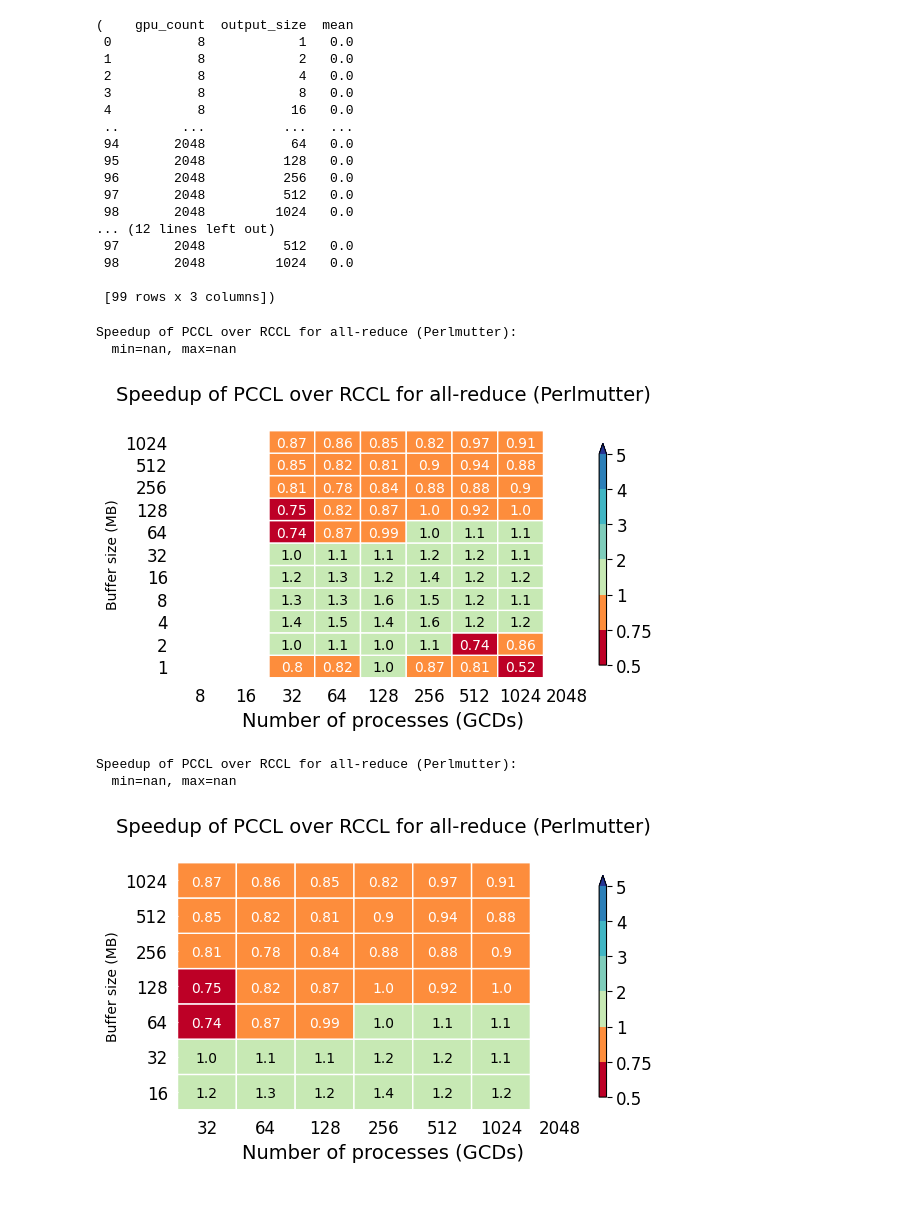
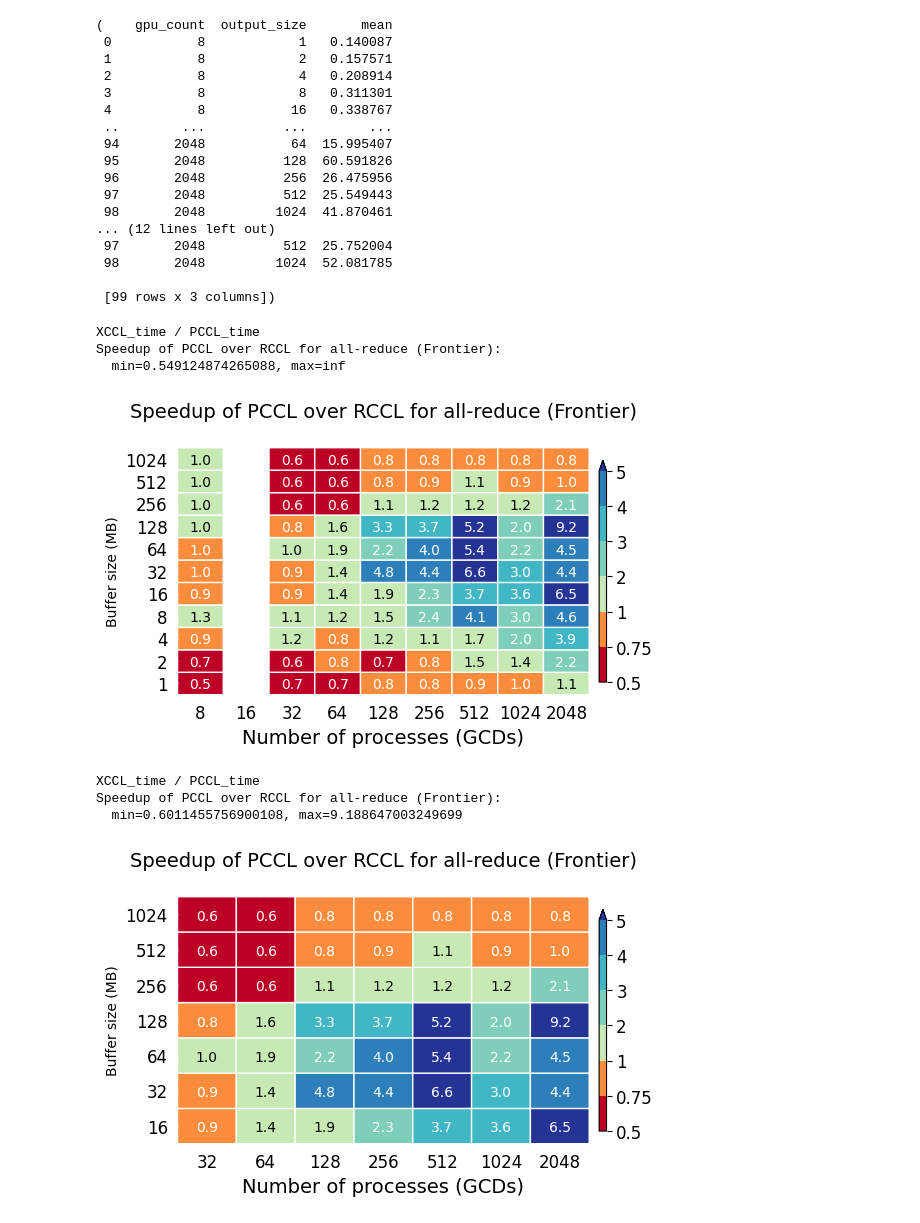
Before and after one commit to keshprad/sc2025-pccl-reproducer, a Jupyter notebook: heatmap_plot.ipynb, the cells around one changed output. Drawn from its saved outputs; the diff is of its cells as text; code cells hidden in the pictures.

Commit message:
updated plotting notebooks

```diff
--- a/heatmap_plot.ipynb
+++ b/heatmap_plot.ipynb
@@ -24,13 +24,13 @@ def load_benchmark_directory(directory):
     df = df.sort_values(by=['gpu_count', 'slurm_job_id']).reset_index(drop=True)
     return df
 # %%
-system = "perlmutter"
+system = "frontier"
 
-xccl_df = load_benchmark_directory("data/all_reduce/perlmutter/xccl")
-# xccl_df = load_benchmark_directory("data/all_reduce/frontier/benchmark-2025-09-03/rccl")
+# xccl_df = load_benchmark_directory("data/all_reduce/perlmutter/xccl")
+xccl_df = load_benchmark_directory("data/all_reduce/frontier/benchmark-2025-09-15/rccl")
 xccl_df['time'] = xccl_df['time_xccl']
 xccl_df['backend'] = 'xccl'
-pccl_df = load_benchmark_directory("data/all_reduce/perlmutter/pccl1")
-# pccl_df = load_benchmark_directory("data/all_reduce/frontier/benchmark-2025-09-03/pccl-rccl+mpi")
+# pccl_df = load_benchmark_directory("data/all_reduce/perlmutter/pccl")
+pccl_df = load_benchmark_directory("data/all_reduce/frontier/benchmark-2025-09-15/pccl-rccl+mpi")
 pccl_df['time'] = pccl_df['time_pccl_cpp_rec']
 pccl_df['backend'] = 'pccl'
@@ -86,21 +72,21 @@ pccl_avg_time = complete_grid.merge(pccl_avg_time, on=['gpu_count', 'output_size
 
 xccl_avg_time, pccl_avg_time
 # %% [output]
-(    gpu_count  output_size  mean
- 0           8            1   0.0
- 1           8            2   0.0
- 2           8            4   0.0
- 3           8            8   0.0
- 4           8           16   0.0
- ..        ...          ...   ...
- 94       2048           64   0.0
- 95       2048          128   0.0
- 96       2048          256   0.0
- 97       2048          512   0.0
- 98       2048         1024   0.0
+(    gpu_count  output_size       mean
+ 0           8            1   0.140087
+ 1           8            2   0.157571
+ 2           8            4   0.208914
+ 3           8            8   0.311301
+ 4           8           16   0.338767
+ ..        ...          ...        ...
+ 94       2048           64  15.995407
+ 95       2048          128  60.591826
+ 96       2048          256  26.475956
+ 97       2048          512  25.549443
+ 98       2048         1024  41.870461
 ... (12 lines left out)
- 97       2048          512   0.0
- 98       2048         1024   0.0
+ 97       2048          512  25.752004
+ 98       2048         1024  52.081785
 
  [99 rows x 3 columns])
 # %%
@@ -136,12 +122,14 @@ def visualize_speedup(df1,
 """
 def visualize_speedup(df1,
                       df2,
+                      column_name,
                       name_of_file,
                       title,
                       minimum_message_size=0,
                       minimum_gpu_count=32,
                       bounds=[0.5, 0.75, 1, 2, 4, 8, 16],
-                      colors=["#BD0026", "#FD8D3C", "#C7E9B4" , "#7FCDBB", "#41B6C4", "#2C7FB8", "#253494"]):
+                      colors=["#BD0026", "#FD8D3C", "#C7E9B4" , "#7FCDBB", "#41B6C4", "#2C7FB8", "#253494"],
+                      num_decimals=1):
     """
     Visualizes the speedup of df2 over df1 as a continuous heatmap with red (slower) and blue (faster).
 
@@ -162,7 +150,7 @@ def visualize_speedup(df1,
     merged_df = df1.merge(df2, on=['gpu_count', 'output_size'], suffixes=('_df1', '_df2'))
 
     # Compute speedup (df2 over df1)
-    merged_df['speedup'] = merged_df['mean_df1'] / merged_df['mean_df2']
+    merged_df['speedup'] = merged_df[f'{column_name}_df1'] / merged_df[f'{column_name}_df2']
 
     # Extract unique values for plotting
     gpu_counts = sorted(merged_df['gpu_count'].unique())
@@ -220,10 +208,11 @@ def visualize_speedup(df1,
     for i in range(speedup_grid.shape[0]):
         for j in range(speedup_grid.shape[1]):
             val = speedup_grid[i, j]
-            fmt = "{val:0.2}"
+            fmt = f"{{val:0.{num_decimals}f}}"
             color = get_overlay_color(*cmap(norm(val)))
 
             if val >= 10:
+                fmt = f"{{val:0.{num_decimals-1}f}}"
                 fmt = "{val:0.1f}"
             text = ax.text(j + 0.5, i + 0.45, fmt.format(val=val),
                            ha="center", va="center", color=color, fontsize=10)
@@ -286,14 +275,18 @@ def visualize_speedup(df1,
     plt.savefig(f"{name_of_file}.pdf", bbox_inches='tight')
     #plt.show()
 # %%
-visualize_speedup(xccl_avg_time, pccl_avg_time, f"heatmap_pccl(rccl+mpi)_rccl_ar_{system}", f"Speedup of PCCL over RCCL for all-reduce ({system.title()})", minimum_message_size=0, minimum_gpu_count=0, bounds=[0.5, 0.75, 1, 2, 3, 4, 5],)
+print("XCCL_time / PCCL_time")
+visualize_speedup(xccl_avg_time, pccl_avg_time, 'mean', f"heatmap_pccl(rccl+mpi)_rccl_ar_{system}", f"Speedup of PCCL over RCCL for all-reduce ({system.title()})", minimum_message_size=0, minimum_gpu_count=0, bounds=[0.5, 0.75, 1, 2, 3, 4, 5],)
 # %% [output]
-Speedup of PCCL over RCCL for all-reduce (Perlmutter):
-  min=nan, max=nan
+XCCL_time / PCCL_time
+Speedup of PCCL over RCCL for all-reduce (Frontier):
+  min=0.549124874265088, max=inf
-[figure, old version]
+[figure, new version]
 # %%
-visualize_speedup(xccl_avg_time, pccl_avg_time, f"heatmap_pccl(rccl+mpi)_rccl_ar_{system}", f"Speedup of PCCL over RCCL for all-reduce ({system.title()})", minimum_message_size=16, minimum_gpu_count=32, bounds=[0.5, 0.75, 1, 2, 3, 4, 5],)
+print("XCCL_time / PCCL_time")
+visualize_speedup(xccl_avg_time, pccl_avg_time, 'mean', f"heatmap_pccl(rccl+mpi)_rccl_ar_{system}", f"Speedup of PCCL over RCCL for all-reduce ({system.title()})", minimum_message_size=16, minimum_gpu_count=32, bounds=[0.5, 0.75, 1, 2, 3, 4, 5],)
 # %% [output]
-Speedup of PCCL over RCCL for all-reduce (Perlmutter):
-  min=nan, max=nan
+XCCL_time / PCCL_time
+Speedup of PCCL over RCCL for all-reduce (Frontier):
+  min=0.6011455756900108, max=9.188647003249699
-[figure, old version]
+[figure, new version]
```
Also changed, not shown: parts of 3 cells of this notebook, 2 other files.
